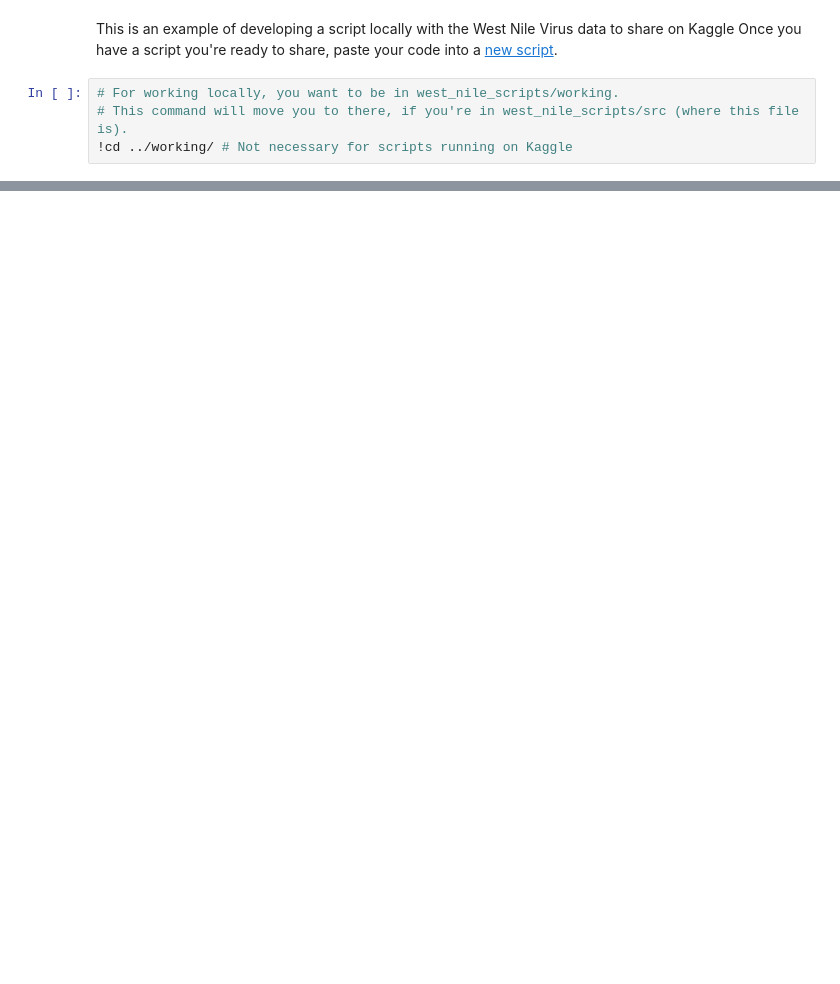
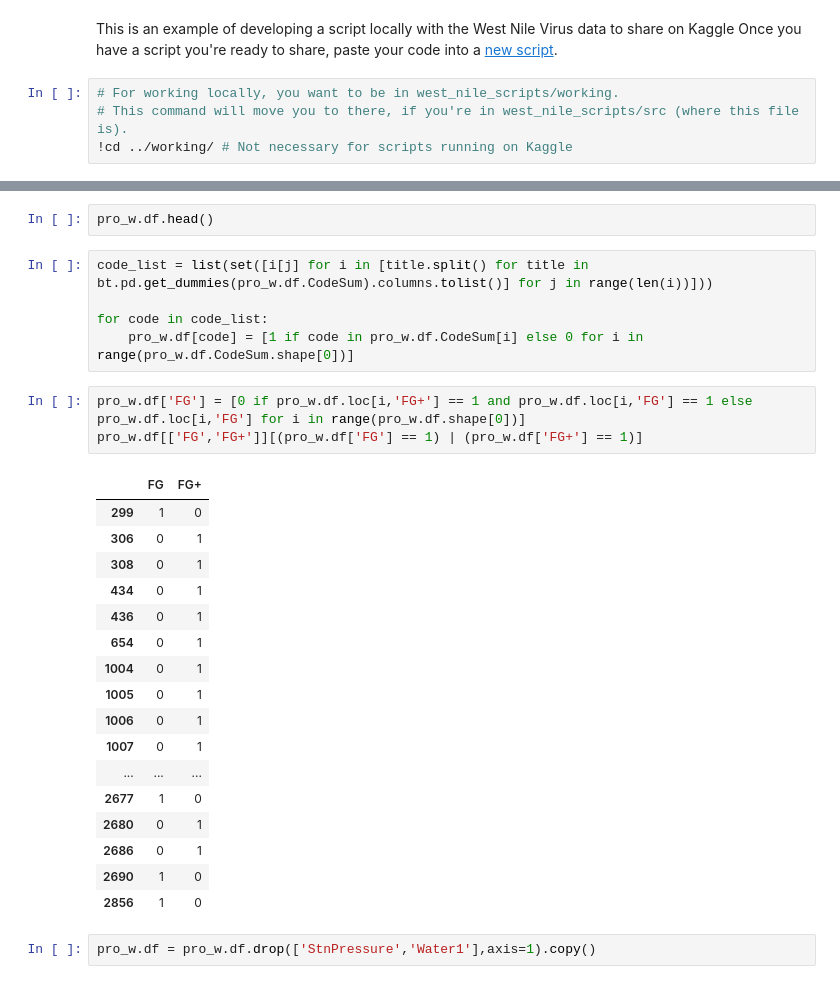
Before and after one commit to c-e-smith/west_nile_chi, a Jupyter notebook: src/measurement_locations.ipynb, the cells around one changed output, grey strips where cells are left out. Drawn from its saved outputs; the diff is of its cells as text; blank space fills up the shorter version.

```diff
--- a/src/measurement_locations.ipynb
+++ b/src/measurement_locations.ipynb
@@ -32,0 +97,30 @@ bt.plt.savefig('heatmap.png')
+# %%
+pro_w.df.head()
+# %%
+code_list = list(set([i[j] for i in [title.split() for title in bt.pd.get_dummies(pro_w.df.CodeSum).columns.tolist()] for j in range(len(i))]))
+
+for code in code_list:
+    pro_w.df[code] = [1 if code in pro_w.df.CodeSum[i] else 0 for i in range(pro_w.df.CodeSum.shape[0])]
+# %%
+pro_w.df['FG'] = [0 if pro_w.df.loc[i,'FG+'] == 1 and pro_w.df.loc[i,'FG'] == 1 else pro_w.df.loc[i,'FG'] for i in range(pro_w.df.shape[0])]
+pro_w.df[['FG','FG+']][(pro_w.df['FG'] == 1) | (pro_w.df['FG+'] == 1)]
+# %% [output]
+|  | FG | FG+ |
+| 299 | 1 | 0 |
+| 306 | 0 | 1 |
+| 308 | 0 | 1 |
+| 434 | 0 | 1 |
+| 436 | 0 | 1 |
+| 654 | 0 | 1 |
+| 1004 | 0 | 1 |
+| 1005 | 0 | 1 |
+| 1006 | 0 | 1 |
+| 1007 | 0 | 1 |
+| ... | ... | ... |
+| 2677 | 1 | 0 |
+| 2680 | 0 | 1 |
+| 2686 | 0 | 1 |
+| 2690 | 1 | 0 |
+| 2856 | 1 | 0 |
+# %%
+pro_w.df = pro_w.df.drop(['StnPressure','Water1'],axis=1).copy()
```
Also changed, not shown: parts of 12 cells of this notebook.
